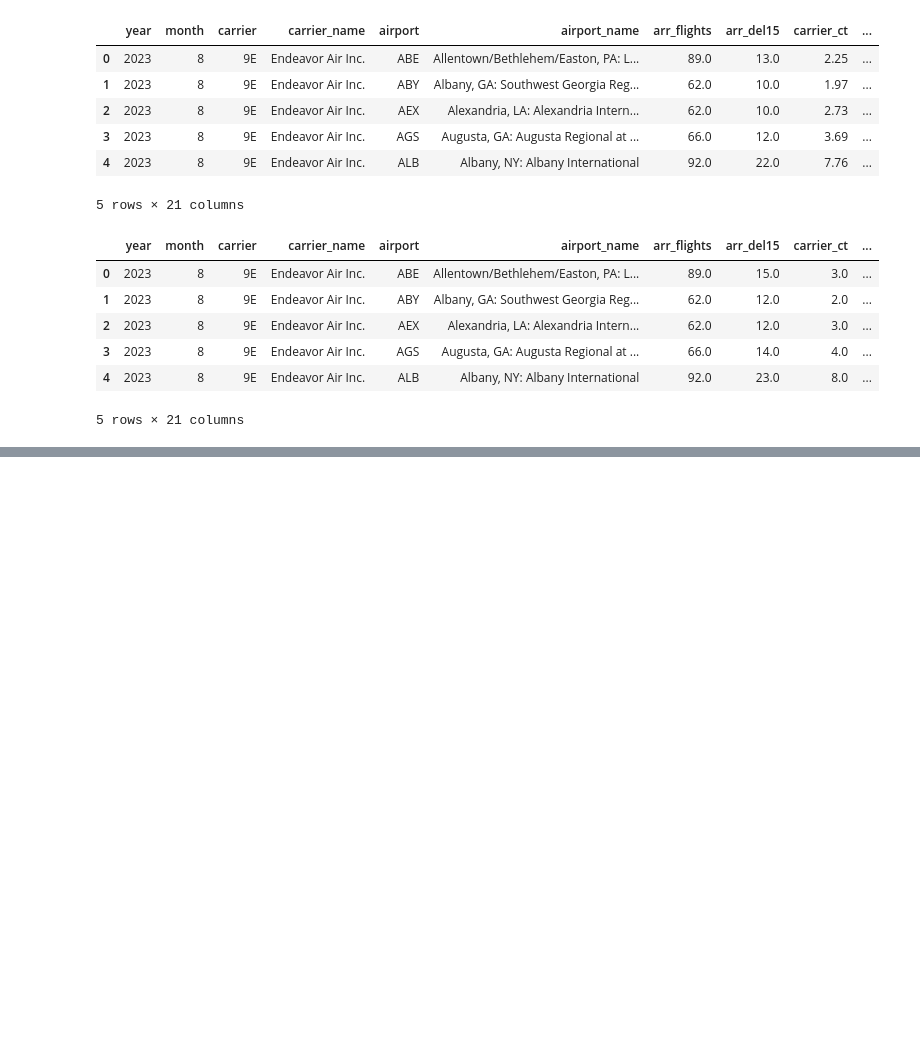
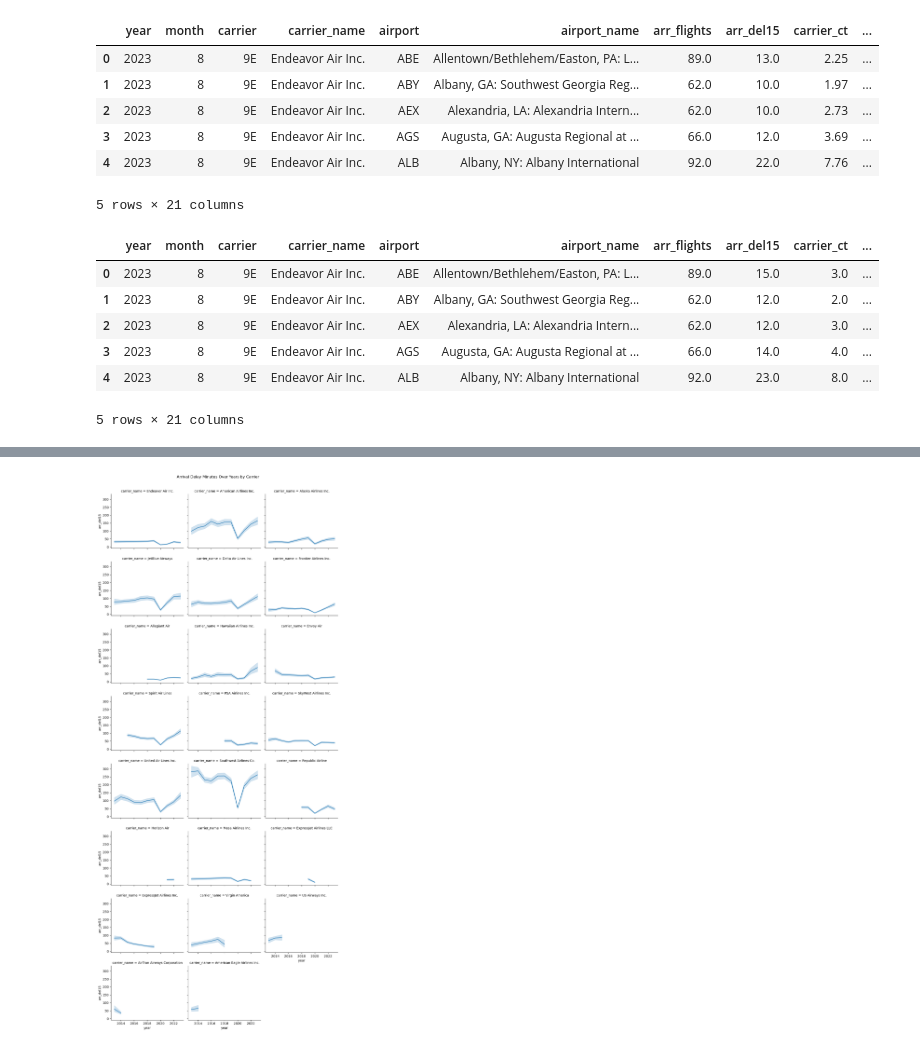
Before and after one commit to naufilsakran/Flight_Delay_Data_Analysis, a Jupyter notebook: Project_report.ipynb, the cells around one changed output, grey strips where cells are left out. Cells and saved outputs as stored; diff of their text form; code cells hidden in the pictures; blank space fills up the shorter version.

```diff
--- a/Project_report.ipynb
+++ b/Project_report.ipynb
@@ -181,0 +323,15 @@ American Eagle Airlines Inc. has carrier names ['MQ']
+# %%
+sns.relplot(
+    data=df,
+    x='year',
+    y='arr_del15',
+    kind='line',
+    col='carrier_name',
+    col_wrap=3, # Adjust to wrap columns after 3 plots
+    height=3, aspect=1.2, # Adjust height and aspect ratio for better visualization
+    # facet_kws={'sharey': False, 'sharex': True} # Allow independent y-axes and x-axes
+)
+plt.suptitle('Arrival Delay Minutes Over Years by Carrier', y=1.02) # Add a super title
+plt.show()
+# %% [output]
+[figure, added]
```
Also changed, not shown: parts of 46 cells of this notebook.
